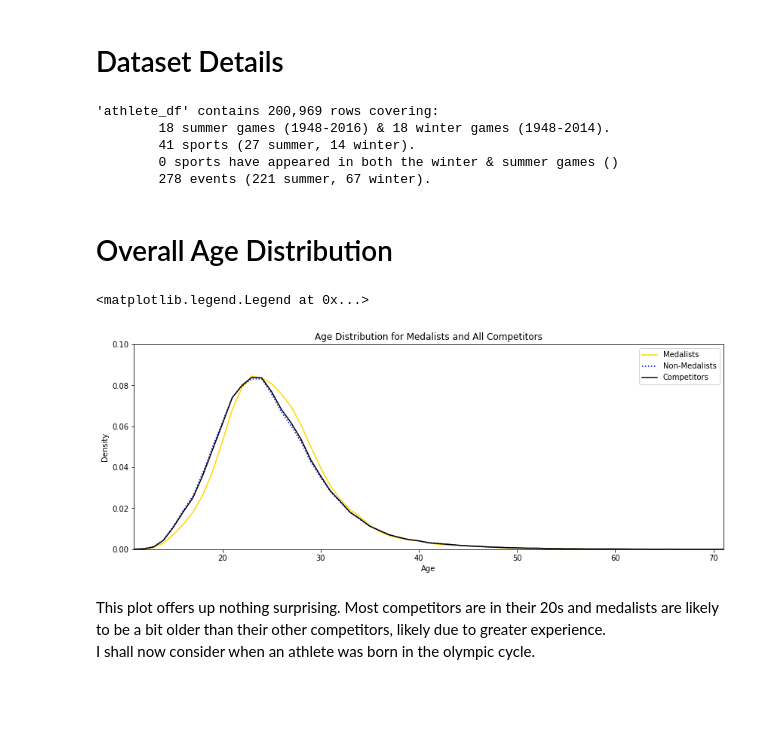
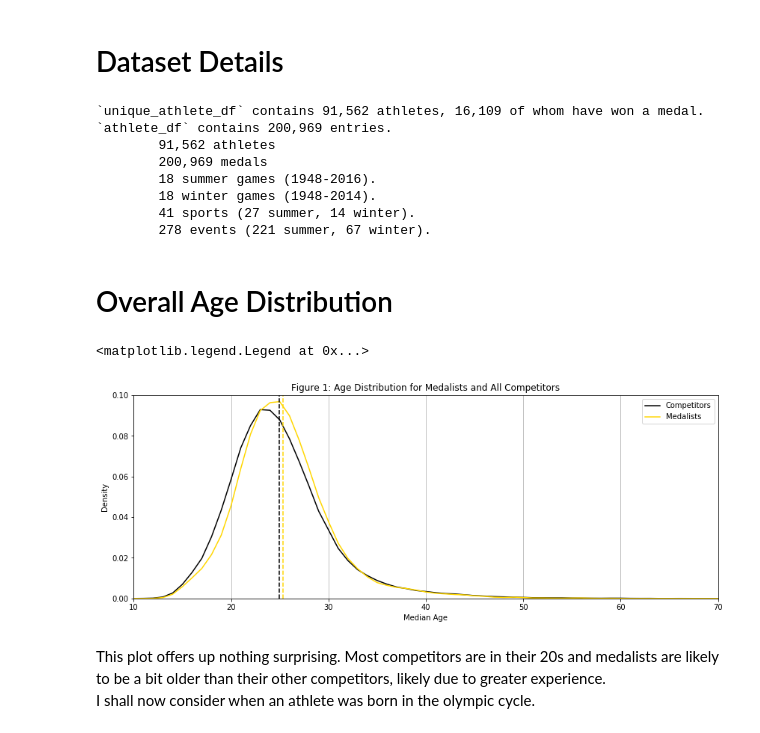
Before and after one commit to dajhutchinson/Olympic-Analysis, a Jupyter notebook: Overview Analysis.ipynb, the cells around one changed output. Saved outputs shown, nothing was run; the diff lists cells and outputs as text; code cells hidden in the pictures; blank space fills up the shorter version.

```diff
--- a/Overview Analysis.ipynb
+++ b/Overview Analysis.ipynb
@@ -33,6 +31,7 @@ noc_df=DataCleaner.clean_noc_regions(noc_regions_df)
 # Add Field
 athlete_df["Medalist"]=athlete_df["Medal"].isin(["gold","silver","bronze"]) # boolean for whether athlete won a medal
 athlete_df["Birth_Year"]=athlete_df["Year"]-athlete_df["Age"]
+athlete_df[["Age","Birth_Year"]]=athlete_df[["Age","Birth_Year"]].astype(int)
 # %%
 athlete_df.head()
 # %% [output]
@@ -44,0 +44,4 @@ athlete_df.head()
+# %%
+# Group data such that each athlete only has one entry
+unique_athlete_df=DataCleaner.unique_athlete(athlete_df)
+unique_athlete_df.head()
@@ -45,41 +56,51 @@ athlete_df.head()
 # %% [markdown]
 # Dataset Details
 # %%
-print("'athlete_df' contains {:,} rows covering:".format(athlete_df.shape[0]))
+print("`unique_athlete_df` contains {:,} athletes, {:,} of whom have won a medal.".format(unique_athlete_df.shape[0],unique_athlete_df["Medalist"].sum()))
+
+print("`athlete_df` contains {:,} entries.".format(athlete_df.shape[0]))
 summer_games=athlete_df[athlete_df["Season"]=="summer"]
 winter_games=athlete_df[athlete_df["Season"]=="winter"]
-print("\t{} summer games ({}-{}) & {} winter games ({}-{}).".format(len(summer_games["Year"].unique()),summer_games["Year"].min(),summer_games["Year"].max(),len(winter_games["Year"].unique()),winter_games["Year"].min(),winter_games["Year"].max()))
-print("\t{} sports ({} summer, {} winter).".format(len(athlete_df["Sport"].unique()),len(athlete_df[athlete_df["Season"]=="summer"]["Sport"].unique()),len(athlete_df[athlete_df["Season"]=="winter"]["Sport"].unique())))
-
-both_games_sports=list(set(athlete_df[athlete_df["Season"]=="summer"]["Sport"].unique()) & set(athlete_df[athlete_df["Season"]=="winter"]["Sport"].unique()))
-print("\t{} sport{} {} appeared in both the winter & summer games ({})".format(len(both_games_sports),"" if len(both_games_sports)==1 else "s","has" if len(both_games_sports)==1 else "have",",".join(both_games_sports)))
-print("\t{} events ({} summer, {} winter).\n".format(len(athlete_df["Event"].unique()),len(athlete_df[athlete_df["Season"]=="summer"]["Event"].unique()),len(athlete_df[athlete_df["Season"]=="winter"]["Event"].unique())))
+print("\t{:,} athletes".format(len(athlete_df["Athlete_ID"].unique())))
+print("\t{:,} medals".format(athlete_df["Athlete_ID"].notnull().sum()))
+print("\t{} summer games ({}-{}).".format(len(summer_games["Year"].unique()),summer_games["Year"].min(),summer_games["Year"].max()))
+print("\t{} winter games ({}-{}).".format(len(winter_games["Year"].unique()),winter_games["Year"].min(),winter_games["Year"].max()))
+print("\t{} sports ({} summer, {} winter).".format(len(athlete_df["Sport"].unique()),len(summer_games["Sport"].unique()),len(winter_games["Sport"].unique())))
+print("\t{} events ({} summer, {} winter).\n".format(len(athlete_df["Event"].unique()),len(summer_games["Event"].unique()),len(winter_games["Event"].unique())))
 # %% [output]
-'athlete_df' contains 200,969 rows covering:
-        18 summer games (1948-2016) & 18 winter games (1948-2014).
+`unique_athlete_df` contains 91,562 athletes, 16,109 of whom have won a medal.
+`athlete_df` contains 200,969 entries.
+        91,562 athletes
+        200,969 medals
+        18 summer games (1948-2016).
+        18 winter games (1948-2014).
         41 sports (27 summer, 14 winter).
-        0 sports have appeared in both the winter & summer games ()
         278 events (221 summer, 67 winter).
 # %% [markdown]
 # Overall Age Distribution
 # %%
 fig,axes=plt.subplots(figsize=(14,5),nrows=1,ncols=1)
 # kde plot of age distribution for medal winners against non-winners
 # suggests medal winners are slightly older
-xlims=(athlete_df["Age"].min(),athlete_df["Age"].max())
+xlims=(10*(unique_athlete_df["Median_Age"].min()//10),10*np.ceil(unique_athlete_df["Median_Age"].max()/10))
 ylims=(0,.1)
 eval_points=[i for i in range(int(xlims[0]),int(xlims[1])+1)] # estimate distribution at each year
 
-# Plot data for all athletes
-athlete_df[athlete_df["Medalist"]]["Age"].plot.kde(ind=eval_points,xlim=xlims,ylim=ylims,label="Medalists",color="gold",ax=axes)
-athlete_df[~athlete_df["Medalist"]]["Age"].plot.kde(ind=eval_points,xlim=xlims,ylim=ylims,label="Non-Medalists",color="blue",ls=":",ax=axes)
-athlete_df["Age"].plot.kde(ind=eval_points,xlim=xlims,ylim=ylims,label="Competitors",color="black",ax=axes)
-axes.set_title("Age Distribution for Medalists and All Competitors")
-axes.set_xlabel("Age")
+# Plot data
+unique_athlete_df["Median_Age"].plot.kde(ind=eval_points,xlim=xlims,ylim=ylims,label="Competitors",color="black",ax=axes)
+unique_athlete_df[unique_athlete_df["Medalist"]]["Median_Age"].plot.kde(ind=eval_points,xlim=xlims,ylim=ylims,label="Medalists",color="gold",ax=axes)
+
+# Plot means
+axes.axvline(x=unique_athlete_df["Median_Age"].mean(),color="black",ls="--")
+axes.axvline(x=unique_athlete_df[unique_athlete_df["Medalist"]]["Median_Age"].mean(),color="gold",ls="--")
+
+axes.set_title("Figure 1: Age Distribution for Medalists and All Competitors")
+axes.set_xlabel("Median Age")
+axes.xaxis.grid(True)
 axes.legend()
 # %% [output]
 <matplotlib.legend.Legend at 0x...>
-[figure, old version]
+[figure, new version]
 # %% [markdown]
 This plot offers up nothing surprising. Most competitors are in their 20s and medalists are likely to be a bit older than their other competitors, likely due to greater experience.\
 I shall now consider when an athlete was born in the olympic cycle.
```
Also changed, not shown: parts of 18 cells of this notebook, 1 other file.
